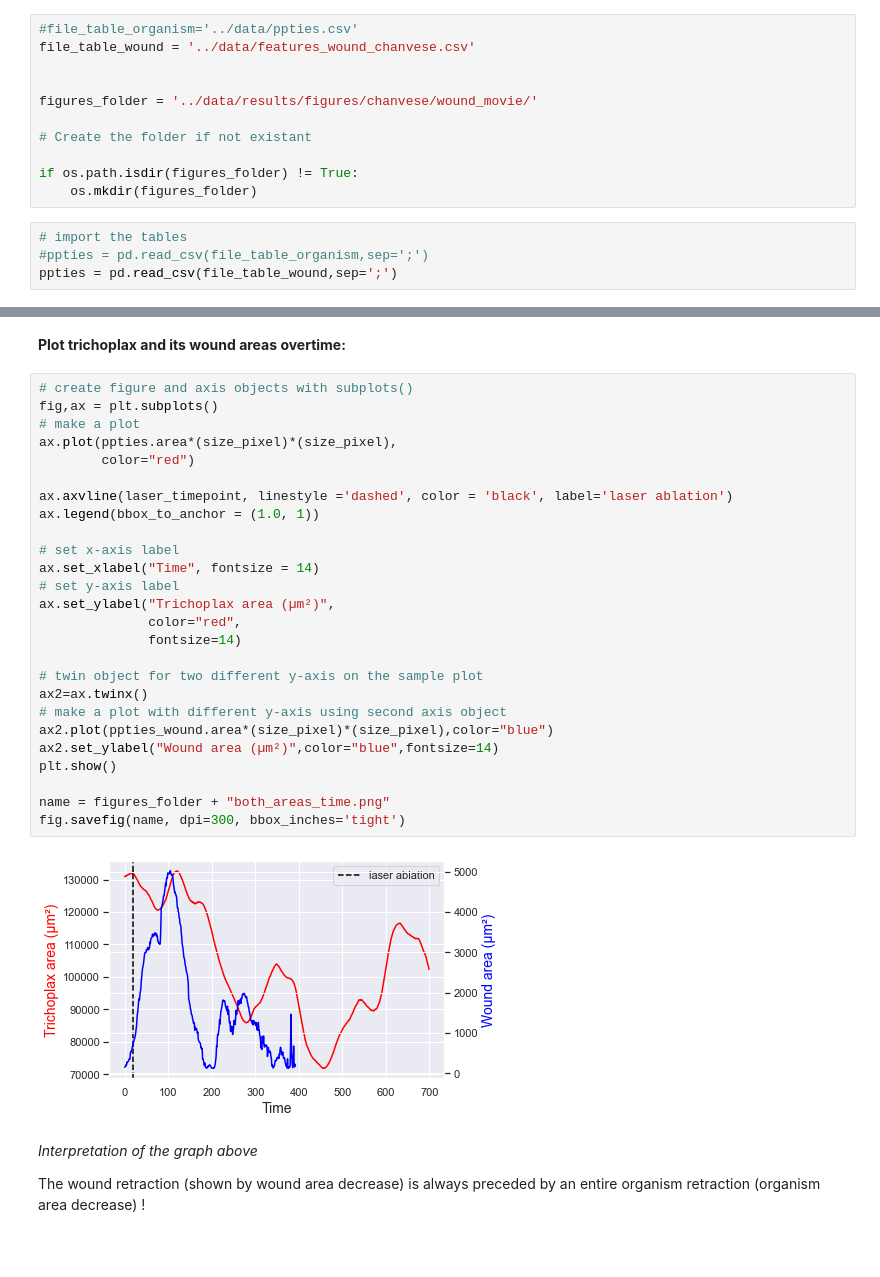
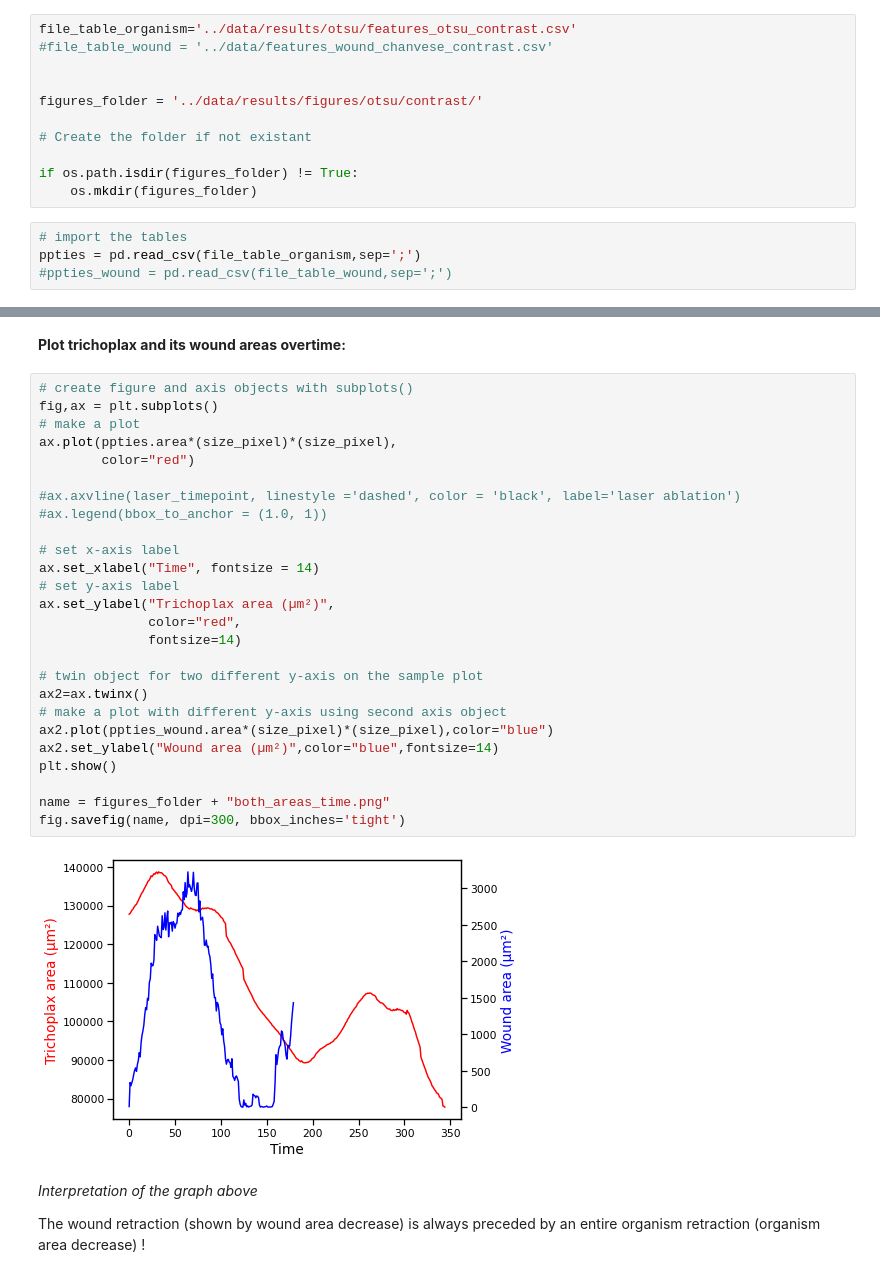
Before and after one commit to GuignardLab/placozoa_tracking, a Jupyter notebook: notebooks/visualization_features.ipynb, the cells around one changed output, grey strips where cells are left out. Saved outputs shown, nothing was run; the diff lists cells and outputs as text; blank space fills up the shorter version.

Commit message:
script update
hand annotation
jaccard index creation
training dataset creation for YAPIC
segmentation on contrasted image
plot for this segementation
comparisson of otsu and chan vese  segmentation

```diff
--- a/notebooks/visualization_features.ipynb
+++ b/notebooks/visualization_features.ipynb
@@ -30,11 +30,11 @@ laser_timepoint = 19
 # %% [markdown]
 Insert the sample csv filename and the corresponding wound csv filename:
 # %%
-#file_table_organism='../data/ppties.csv'
-file_table_wound = '../data/features_wound_chanvese.csv'
+file_table_organism='../data/results/otsu/features_otsu_contrast.csv'
+#file_table_wound = '../data/features_wound_chanvese_contrast.csv'
 
 
-figures_folder = '../data/results/figures/chanvese/wound_movie/'
+figures_folder = '../data/results/figures/otsu/contrast/'
 
 # Create the folder if not existant
 
@@ -42,8 +42,8 @@ if os.path.isdir(figures_folder) != True:
     os.mkdir(figures_folder)
 # %%
 # import the tables
-#ppties = pd.read_csv(file_table_organism,sep=';')
-ppties = pd.read_csv(file_table_wound,sep=';')
+ppties = pd.read_csv(file_table_organism,sep=';')
+#ppties_wound = pd.read_csv(file_table_wound,sep=';')
 # %%
 print("Here are the available metrics :",list(ppties.columns))
 # %% [output]
@@ -196,31 +196,31 @@ plt.savefig(name, dpi=300)
 # %%
 # create figure and axis objects with subplots()
 fig,ax = plt.subplots()
 # make a plot
 ax.plot(ppties.area*(size_pixel)*(size_pixel),
         color="red")
 
-ax.axvline(laser_timepoint, linestyle ='dashed', color = 'black', label='laser ablation')
-ax.legend(bbox_to_anchor = (1.0, 1))
+#ax.axvline(laser_timepoint, linestyle ='dashed', color = 'black', label='laser ablation')
+#ax.legend(bbox_to_anchor = (1.0, 1))
 
 # set x-axis label
 ax.set_xlabel("Time", fontsize = 14)
 # set y-axis label
 ax.set_ylabel("Trichoplax area (µm²)",
               color="red",
               fontsize=14)
 
 # twin object for two different y-axis on the sample plot
 ax2=ax.twinx()
 # make a plot with different y-axis using second axis object
 ax2.plot(ppties_wound.area*(size_pixel)*(size_pixel),color="blue")
 ax2.set_ylabel("Wound area (µm²)",color="blue",fontsize=14)
 plt.show()
 
 name = figures_folder + "both_areas_time.png"
 fig.savefig(name, dpi=300, bbox_inches='tight')
 # %% [output]
-[figure, old version]
+[figure, new version]
 # %% [markdown]
 *Interpretation of the graph above*
 
```
Also changed, not shown: parts of 29 cells of this notebook, 10 other files.
